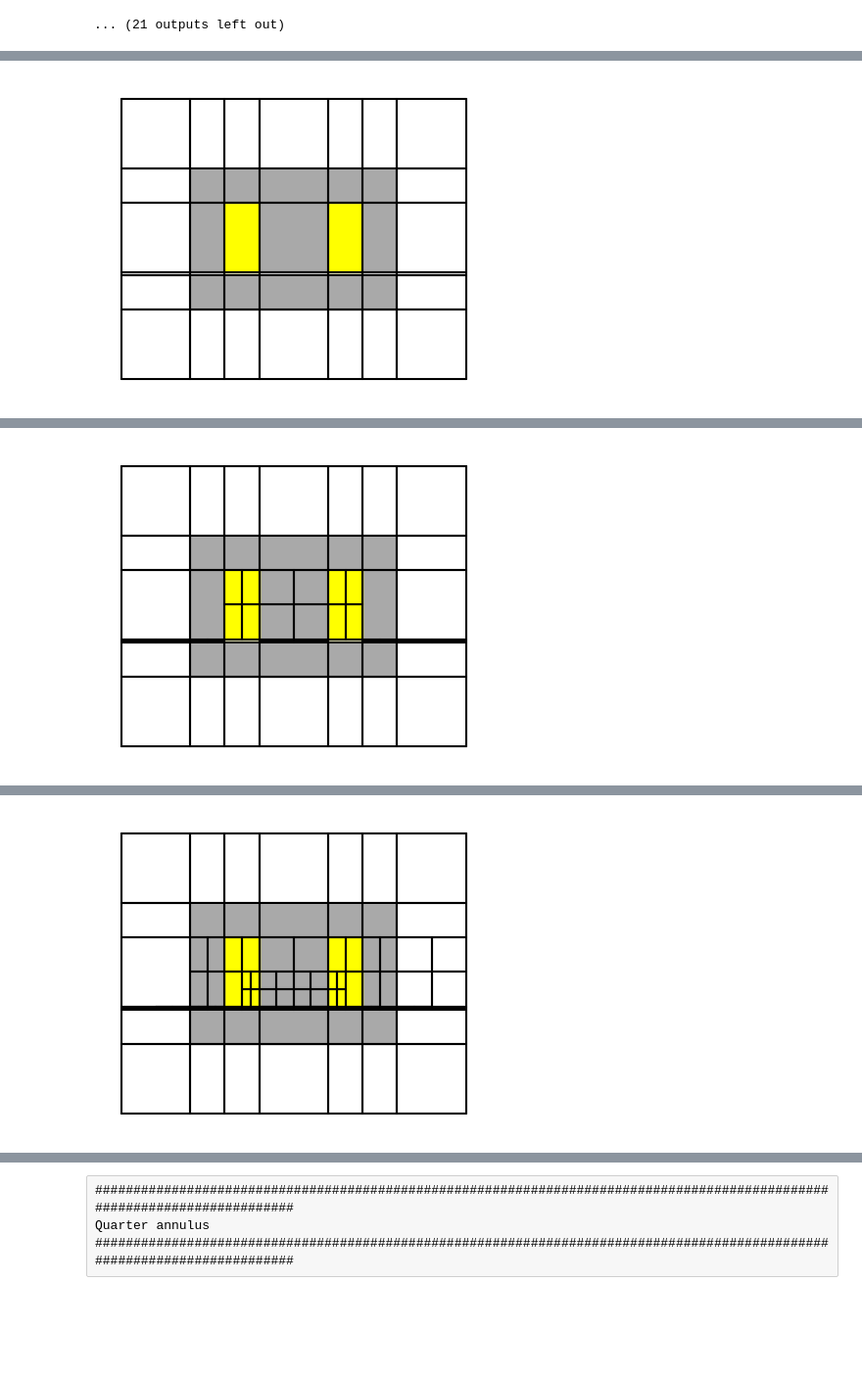
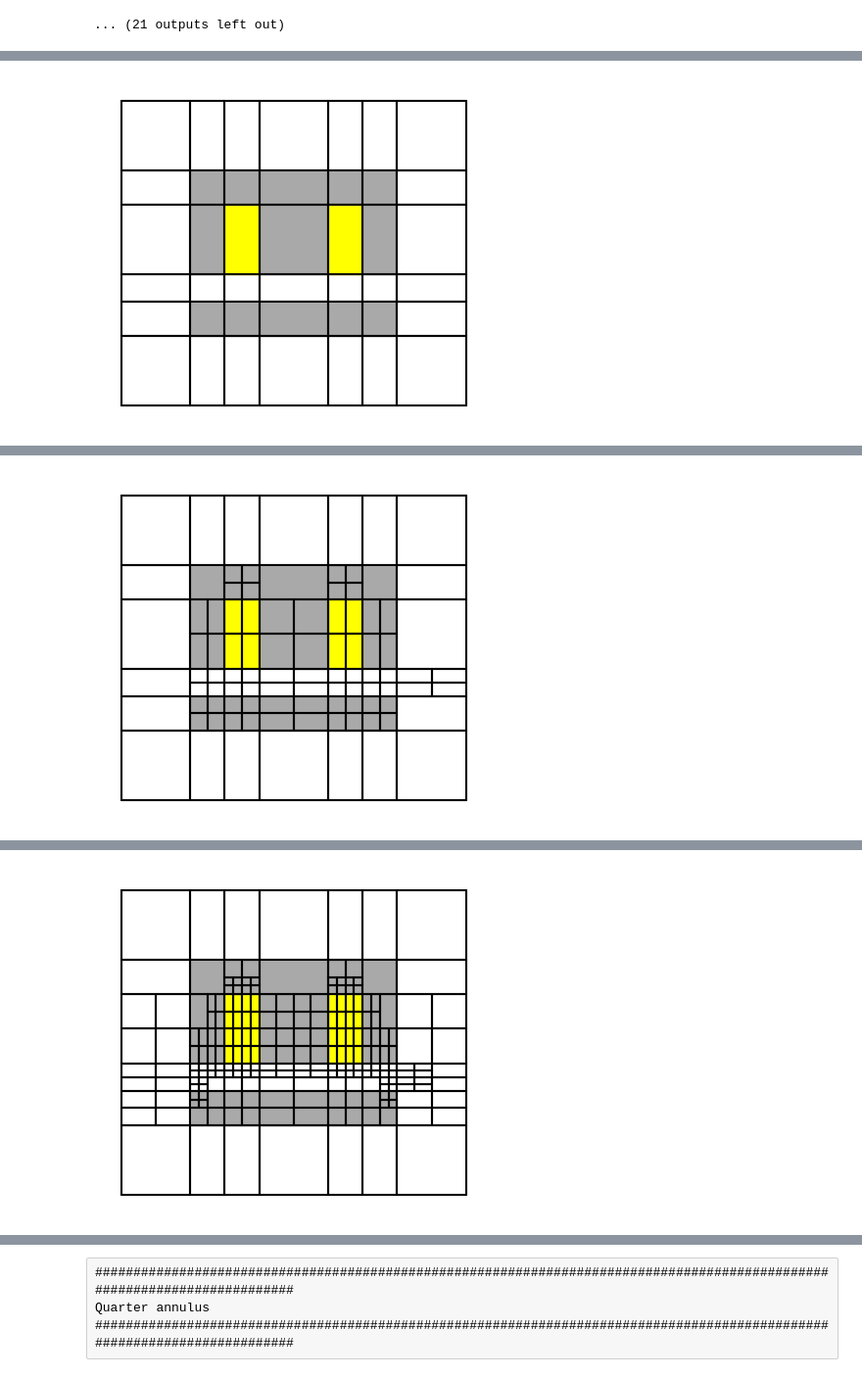
Before and after one commit to Stefan714/pyiga, a Jupyter notebook: notebooks/IETI.ipynb, the cells around one changed output, grey strips where cells are left out. Shown at 98% size. Cells and saved outputs as stored; diff of their text form; code cells hidden in the pictures; blank space fills up the shorter version.

```diff
--- a/notebooks/IETI.ipynb
+++ b/notebooks/IETI.ipynb
@@ -330,17 +346,18 @@ class IetiSystem():
         self.RHS = RHS
         self.N = N
 
+        self.sanity_check()
+
         if loc_solver:
             assert len(loc_solver)==len(A), 'amount of local solvers does not match amount of local system matrices!'
             self.loc_solver=loc_solver
         else:
             self.loc_solver = [solvers.make_solver(a, spd=spd, symmetric=symmetric) for a in self.A]
 
-        self.sanity_check()
         self.K = len(A)
         self.nLagrangeMultipliers = self.B[0].shape[0]
 
-    def SaddlePointSystem(self, format='coo'):
+    def SaddlePointSystem(self, format='csr'):
         B = scipy.sparse.hstack(self.B)
         return scipy.sparse.bmat([[scipy.sparse.block_diag(self.A),B.T],[B,None]], format=format)
 
@@ -378,14 +395,13 @@ class ScaledDirichletPreconditioner():
         self.BN  = np.array([IMap.R_skeleton[p].shape[0] for p in range(self.K)])
         self.BN_ofs = np.cumsum(np.r_[0,self.BN])
 
-
         self.D = []
         self.S = [LinOp(IMap.R_skeleton[p]@A[p]@IMap.R_skeleton[p].T) -
                   LinOp(IMap.R_skeleton[p]@A[p]@IMap.R_interior[p].T)
                   @solvers.make_solver(IMap.R_interior[p]@A[p]@IMap.R_interior[p].T, spd=True)
                   @LinOp(IMap.R_interior[p]@A[p].T@IMap.R_skeleton[p].T) for p in range(self.K)]
 
-    def SchurMatrices(self):
+    def SchurMatrices(self): #for large number of degrees of freedom not feasible
         return [s@np.eye(s.shape[0]) for s in self.S]
 
     def setupMultiplicityScaling(self):
@@ -429,10 +445,10 @@ class ScaledDirichletPreconditioner():
 
     def prec(self):
         assert len(self.D)==self.K, 'Not all scaling matrices given! Call a setup routine first!'
-        BgD = [LinOp(self.B[p]@self.D[p]) for p in range(self.K)]
+        self.BgD = [LinOp(self.B[p]@self.D[p]) for p in range(self.K)]
         B = scipy.sparse.hstack(self.B)
-        print("Convergence condition: {:.3}".format(scipy.sparse.linalg.norm(B@scipy.sparse.block_diag(self.D).T@B.T@B-B))) #check Mandel/Tezaur condition
-        return operators.SumOperator([BgD[p]@self.S[p]@BgD[p].T for p in range(self.K)])
+        print("Convergence condition: {:.3}".format(scipy.sparse.linalg.norm(B@scipy.sparse.block_diag(self.D).T@B.T@B-B))) #check Algebraic condition
+        return operators.SumOperator([self.BgD[p]@self.S[p]@self.BgD[p].T for p in range(self.K)])
 # %%
 def MsD_deluxe_whole(IMap, S, B, C):
     S_ = [np.zeros(s.shape) for s in S]
@@ -588,0 +678,4 @@ pcg with preconditioned condition number κ ~ 3.931 stopped after 7 iterations w
+# %%
+p=0
+primal.C[p]@primal.Psi[p]
+#np.linalg.norm(scipy.sparse.identity(primal.C[p].shape[0])-primal.C[p]@primal.Psi[p])
@@ -588,0 +735,2 @@ pcg with preconditioned condition number κ ~ 3.931 stopped after 7 iterations w
+# %%
+B = scipy.sparse.hstack(P.B)
@@ -1030,12 +1206,12 @@ j = {'C1': lambda x,y: 66/(0.125), 'C2':lambda x,y: -66/(0.125), 'Fe':lambda x,y
 MaT = {'C1': lambda x,y: (0.,0.), 'C2': lambda x,y:(0.,0.), 'Fe':lambda x,y:(0.,0.), 'Air': lambda x,y:(0.,0.)}
 dir_data = {0:0}
 # %%
-degs = (5,)
-maxiter=5
+degs = (1,)
+maxiter=6
 R = np.zeros((maxiter,4*len(degs)))
 for i,deg in enumerate(degs):
-    N = deg+1
-    M = Inductor(deg,N)
+    N = deg+3
+    M = Inductor(deg,N, airgap=0.2)
     MP = assemble.Multipatch(M, automatch=True)
 
     print("======================================================")
@@ -1043,7 +1219,7 @@ for i,deg in enumerate(degs):
     for k in range(maxiter):
         print(k)
         n_p = MP.numpatches
-        M.draw(figsize=(5,5),color={'C1':'yellow', 'C2':'yellow', 'Fe':'darkgrey', 'Air':'white'}, knots=0, bwidth=0.01)
+        M.draw(figsize=(5,5),color={'C1':'yellow', 'C2':'yellow', 'Fe':'darkgrey', 'Air':'white'}, knots=0, bwidth=0.01, patch_idx=0)
         plt.axis('off');
         plt.axis('scaled');
         #plt.savefig('/home/wolfman/Pictures/Inductor/p'+str(deg)+'/i'+str(i)+'.pdf',bbox_inches='tight');
@@ -1054,7 +1230,7 @@ for i,deg in enumerate(degs):
         ### IETI Mapper
         t = time.time()
         IMap = IetiMapper(M, dir_data)
-        IMap.parametersort(a)
+        IMap.parametersort(nu)
         print("Setting up IETI-mapper took {:.3} seconds.".format(time.time()-t))
         t=time.time()
         A, RHS = IMap.assemble(a=nu,f=j)
@@ -1088,7 +1264,7 @@ for i,deg in enumerate(degs):
         #lam, it, min_eig, max_eig, r = solvers.pcg(F, b, x0=None, maxiter=200, P=1, output=True, rtol=1e-6, atol=1e-12)
 
         t=time.time()
-        SD.setupSelectionScaling(a=nu)
+        SD.setupSelectionScaling()
         print("Setting up selection scaling took {:.3} seconds.".format(time.time()-t))
         #P = MsD_deluxe_whole(IMap, SD.SchurMatrices(), SD.B, C)
         #A_full = I.SaddlePointSystem(format='csc')
@@ -1098,7 +1274,7 @@ for i,deg in enumerate(degs):
         # U = solvers.make_solver(A_full)@RHS_full
         # print("Solving full system took {:.3} seconds.".format(time.time()-t))
 
-        lam, it, min_eig, max_eig, r = solvers.pcg(F, b, x0=None, maxiter=200, P=SD.prec(), output=True, rtol=1e-6, atol=1e-12)
+        lam, it, min_eig, max_eig, r = solvers.pcg(F, b, x0=None, maxiter=2000, P=SD.prec(), output=True, rtol=1e-6, atol=1e-12)
         R[k,3*i] = n_p
         R[k,3*i+1] = abs(max_eig/min_eig)
         R[k,3*i+2] = it
@@ -1111,7 +1287,7 @@ for i,deg in enumerate(degs):
         t=time.time()
         err_ind=adaptive.mp_resPois(MP,u,a=nu, f=j, M=MaT)
 
-        marked_patches = adaptive.quick_mark(err_ind, theta=0.9)
+        marked_patches = adaptive.quick_mark(err_ind, theta=0.95)
         marked_patches = {p:None for p in marked_patches}
         print("Estimating and marking took {:.3} seconds.".format(time.time()-t))
 
@@ -1120,10 +1296,12 @@ for i,deg in enumerate(degs):
         MP = assemble.Multipatch(M, automatch=True)
         print("Patch-splitting took {:.3} seconds for {} patches".format(time.time()-t, len(marked_patches)))
 
-        # marked_patches = consistency_split(MP,nu)
-        # #print(marked_patches)
-        # M.h_refine(patches=marked_patches,ref="rs");
-        # MP = assemble.Multipatch(M, automatch=True)
+        marked_patches = {0}
+        while len(marked_patches)>0:
+            marked_patches = consistency_split(MP,nu)
+            print(marked_patches)
+            M.h_refine(patches=marked_patches,ref="rs");
+            MP = assemble.Multipatch(M, automatch=True)
 
         print("#####################################################")
 # %% [output]
@@ -1134,2 +1312,2 @@ deg = 5
 0
-[figure, old version]
+[figure, new version]
@@ -1154,3 +1329,3 @@ Patch-splitting took 0.225 seconds for 8 patches
 #####################################################
 1
-[figure, old version]
+[figure, new version]
@@ -1175,3 +1347,3 @@ Patch-splitting took 0.479 seconds for 18 patches
 #####################################################
 2
-[figure, old version]
+[figure, new version]
```
Also changed, not shown: parts of 34 cells of this notebook, 4 other files.
